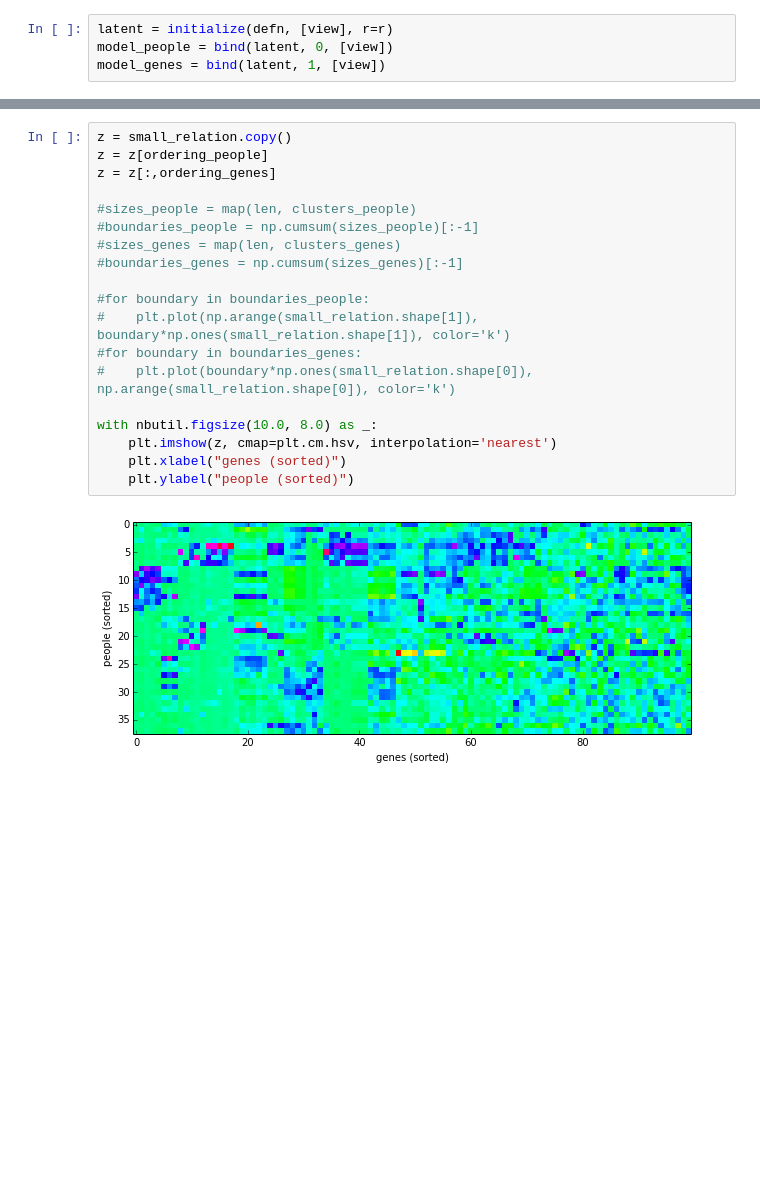
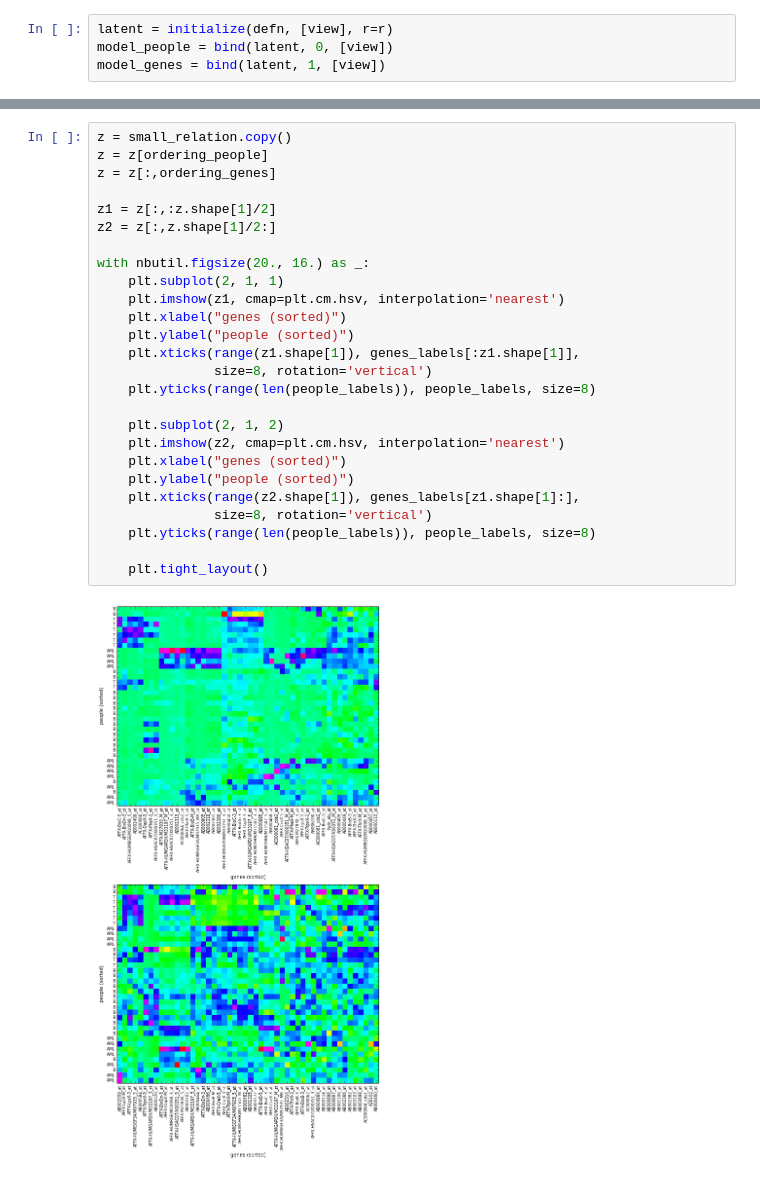
Before and after one commit to datamicroscopes/kernels, a Jupyter notebook: examples/golub-cancer.ipynb, the cells around one changed output, grey strips where cells are left out. Cells and saved outputs as stored; diff of their text form; blank space fills up the shorter version.

```diff
--- a/examples/golub-cancer.ipynb
+++ b/examples/golub-cancer.ipynb
@@ -223,21 +219,28 @@ with nbutil.figsize(10.0, 8.0) as _:
-# %%
-z = small_relation.copy()
-z = z[ordering_people]
-z = z[:,ordering_genes]
-
-#sizes_people = map(len, clusters_people)
-#boundaries_people = np.cumsum(sizes_people)[:-1]
-#sizes_genes = map(len, clusters_genes)
-#boundaries_genes = np.cumsum(sizes_genes)[:-1]
-
-#for boundary in boundaries_people:
-#    plt.plot(np.arange(small_relation.shape[1]), boundary*np.ones(small_relation.shape[1]), color='k')
-#for boundary in boundaries_genes:
-#    plt.plot(boundary*np.ones(small_relation.shape[0]), np.arange(small_relation.shape[0]), color='k')
-
-with nbutil.figsize(10.0, 8.0) as _:
-    plt.imshow(z, cmap=plt.cm.hsv, interpolation='nearest')
-    plt.xlabel("genes (sorted)")
-    plt.ylabel("people (sorted)")
-# %% [output]
-[figure, removed]
+# %%
+z = small_relation.copy()
+z = z[ordering_people]
+z = z[:,ordering_genes]
+
+z1 = z[:,:z.shape[1]/2]
+z2 = z[:,z.shape[1]/2:]
+
+with nbutil.figsize(20., 16.) as _:
+    plt.subplot(2, 1, 1)
+    plt.imshow(z1, cmap=plt.cm.hsv, interpolation='nearest')
+    plt.xlabel("genes (sorted)")
+    plt.ylabel("people (sorted)")
+    plt.xticks(range(z1.shape[1]), genes_labels[:z1.shape[1]],
+               size=8, rotation='vertical')
+    plt.yticks(range(len(people_labels)), people_labels, size=8)
+
+    plt.subplot(2, 1, 2)
+    plt.imshow(z2, cmap=plt.cm.hsv, interpolation='nearest')
+    plt.xlabel("genes (sorted)")
+    plt.ylabel("people (sorted)")
+    plt.xticks(range(z2.shape[1]), genes_labels[z1.shape[1]:],
+               size=8, rotation='vertical')
+    plt.yticks(range(len(people_labels)), people_labels, size=8)
+
+    plt.tight_layout()
+# %% [output]
+[figure, added]
```
Also changed, not shown: parts of 8 cells of this notebook.
